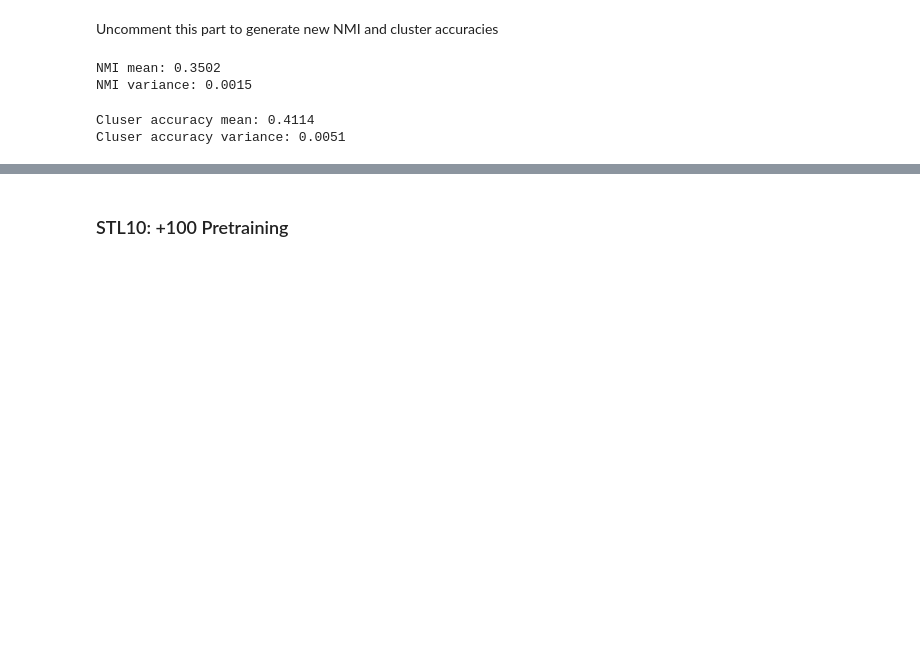
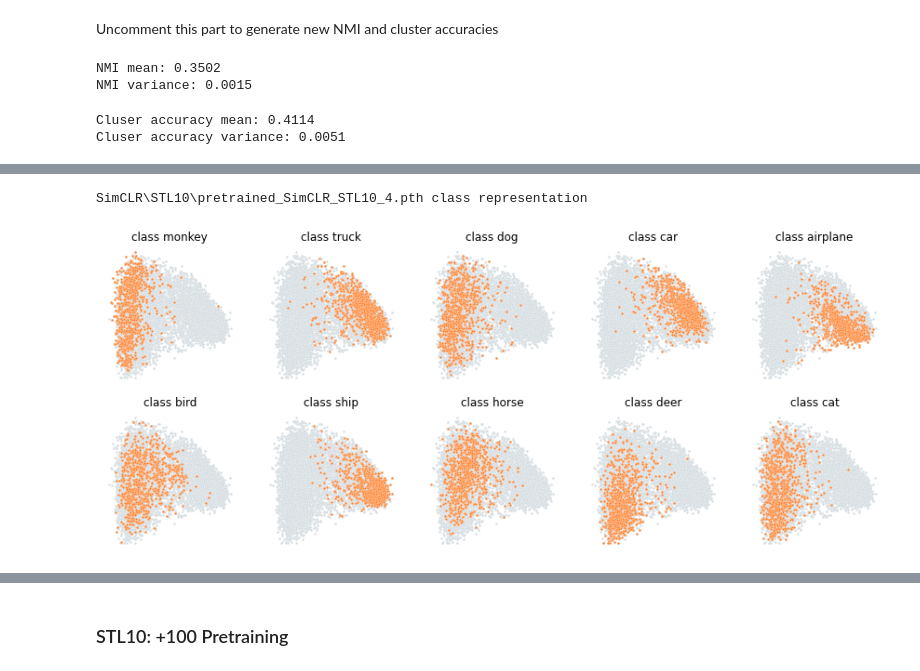
Before and after one commit to AlinaGodun/dcl_b, a Jupyter notebook: Final - Copy.ipynb, the cells around one changed output, grey strips where cells are left out. Cells and saved outputs as stored; diff of their text form; code cells hidden in the pictures; blank space fills up the shorter version.

```diff
--- a/Final - Copy.ipynb
+++ b/Final - Copy.ipynb
@@ -564,0 +411,5 @@ Cluser accuracy variance: 0.0051
+# %%
+plot_class_representation(pca, name, lable_classes)
+# %% [output]
+SimCLR\STL10\pretrained_SimCLR_STL10_4.pth class representation
+[figure, added]
```
Also changed, not shown: parts of 10 cells of this notebook, 2 other files.
